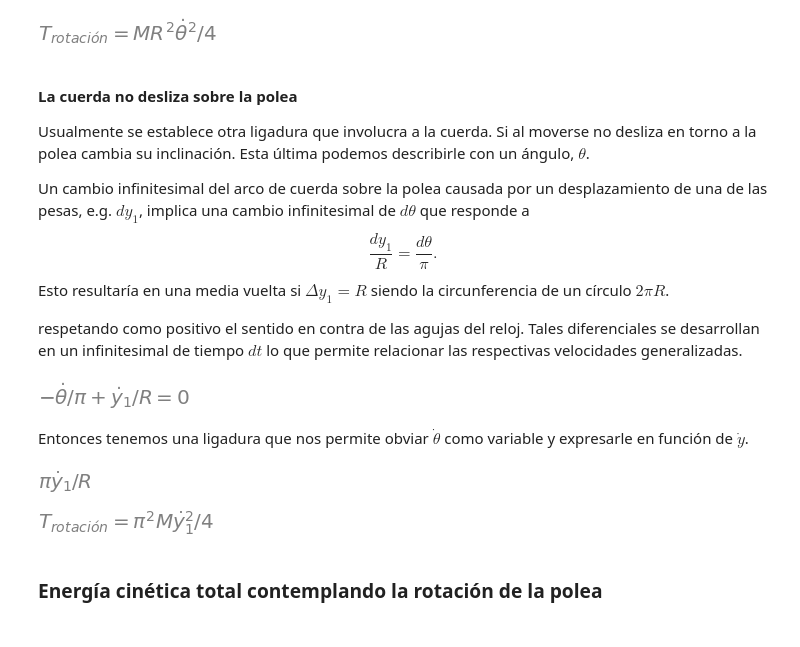
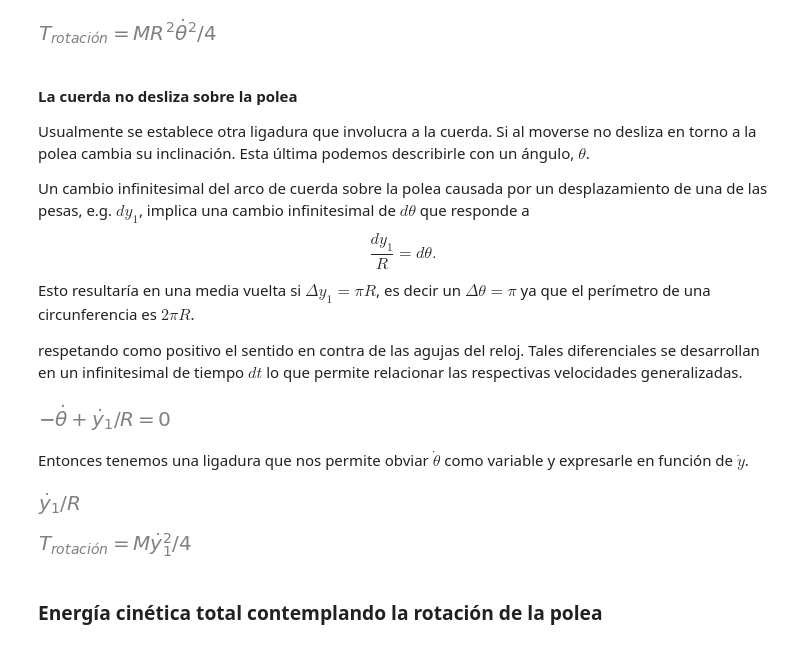
Before and after one commit to bettachini/MecanicaAnaliticaComputacional, a Jupyter notebook: 05Ligaduras/atwoodLigadura.ipynb, the cells around one changed output. Saved outputs shown, nothing was run; the diff lists cells and outputs as text; code cells hidden in the pictures.

```diff
--- a/05Ligaduras/atwoodLigadura.ipynb
+++ b/05Ligaduras/atwoodLigadura.ipynb
@@ -279,30 +279,30 @@ Esta última podemos describirle con un ángulo, $\theta$.
 
 Un cambio infinitesimal del arco de cuerda sobre la polea causada por un desplazamiento de una de las pesas, e.g. $d y_1$, implica una cambio infinitesimal de $d \theta$ que responde a
 $$
-\frac{d y_1}{R} = \frac{d \theta}{\pi}.
+\frac{d y_1}{R} = d \theta.
 $$
-Esto resultaría en una media vuelta si $\Delta y_1 = R$ siendo la circunferencia de un círculo $2 \pi R$.
+Esto resultaría en una media vuelta si $\Delta y_1 = \pi R$, es decir un $\Delta \theta = \pi$ ya que el perímetro de una circunferencia es $2 \pi R$.
 
 respetando como positivo el sentido en contra de las agujas del reloj.
 Tales diferenciales se desarrollan en un infinitesimal de tiempo $d t$ lo que permite relacionar las respectivas velocidades generalizadas.
 # %%
 theta = mech.dynamicsymbols(r'\theta')
-f2 = sym.Eq(y1.diff(t)/R - theta.diff(t)/ sym.pi, 0)
+f2 = sym.Eq(y1.diff(t)/R - theta.diff(t), 0)
 f2
 # %% [output]
-[figure, old version]
+[figure, new version]
 # %% [markdown]
 Entonces tenemos una ligadura que nos permite obviar $\dot{\theta}$ como variable y expresarle en función de $\dot{y}$.
 # %%
 thetaPunto_f2 = sym.solve(f2, theta.diff(t))[0]
 thetaPunto_f2
 # %% [output]
-[figure, old version]
+[figure, new version]
 # %%
 T_rotaciónPolea_x1 = T_rotaciónPolea.subs(velocidadAngular_cilindro, thetaPunto_f2)
 T_rotaciónPolea_x1
 # %% [output]
-[figure, old version]
+[figure, new version]
 # %% [markdown]
 ### Energía cinética total contemplando la rotación de la polea
 # %% [markdown]
```
Also changed, not shown: parts of 3 cells of this notebook.
